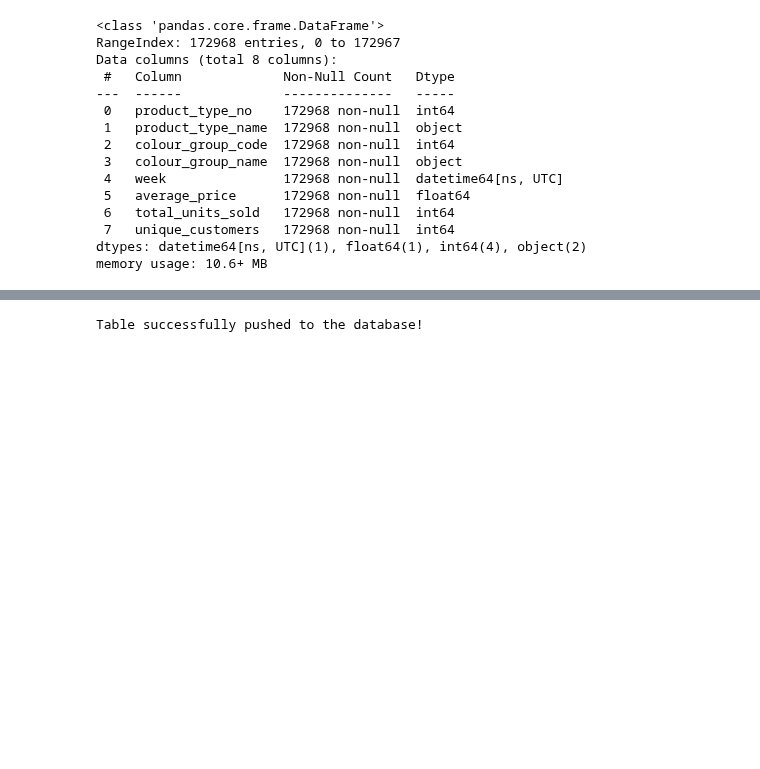
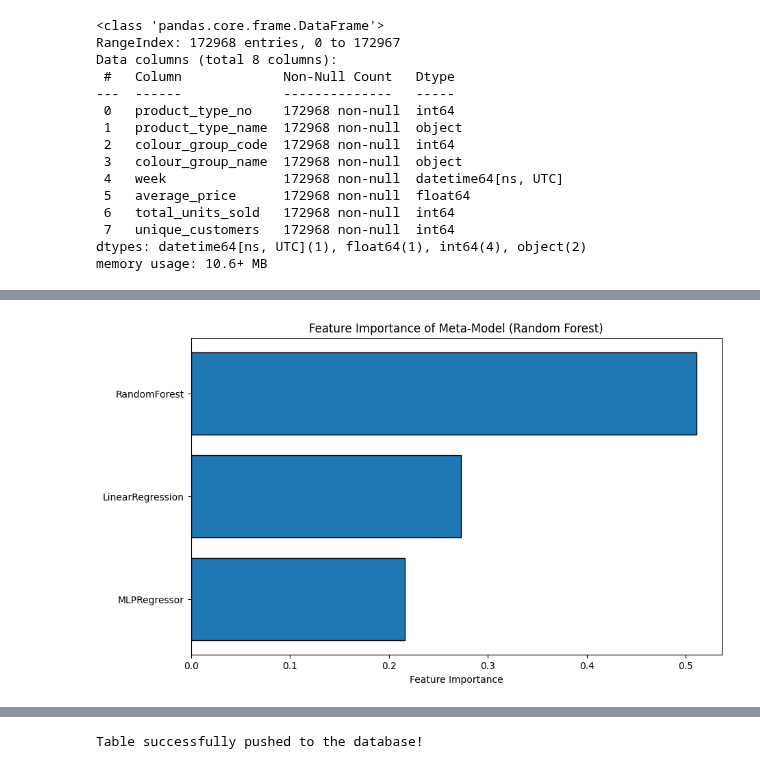
Before and after one commit to Barstov-Industries/Capstone, a Jupyter notebook: prediction_model.ipynb, the cells around one changed output, grey strips where cells are left out. Cells and saved outputs as stored; diff of their text form; code cells hidden in the pictures; blank space fills up the shorter version.

```diff
--- a/prediction_model.ipynb
+++ b/prediction_model.ipynb
@@ -357,0 +362,31 @@ Total Actual Units Sold (Test Period): 234985
+# %%
+import matplotlib.pyplot as plt
+
+# Fit the final RandomForestRegressor meta-model on the validation predictions if not already fitted
+# Uncomment the following if you need to re-fit, otherwise skip this step
+# final_model_rf.fit(val_predictions_df, y_validation)
+
+# Extract feature importance from the final meta-model (RandomForestRegressor)
+feature_importances = final_model_rf.feature_importances_
+
+# Since the meta-model uses the predictions of the base models, we'll label the features as the base models
+feature_labels = val_predictions_df.columns
+
+# Create a DataFrame to hold feature importance values for easy plotting
+importance_df = pd.DataFrame({
+    'Feature': feature_labels,
+    'Importance': feature_importances
+})
+
+# Sort by importance
+importance_df = importance_df.sort_values(by='Importance', ascending=False)
+
+# Plot feature importance
+plt.figure(figsize=(10, 6))
+plt.barh(importance_df['Feature'], importance_df['Importance'], edgecolor='black')
+plt.xlabel("Feature Importance")
+plt.title("Feature Importance of Meta-Model (Random Forest)")
+plt.gca().invert_yaxis()  # Highest importance at the top
+plt.show()
+# %% [output]
+[figure, added]
```
Also changed, not shown: parts of 3 cells of this notebook.
